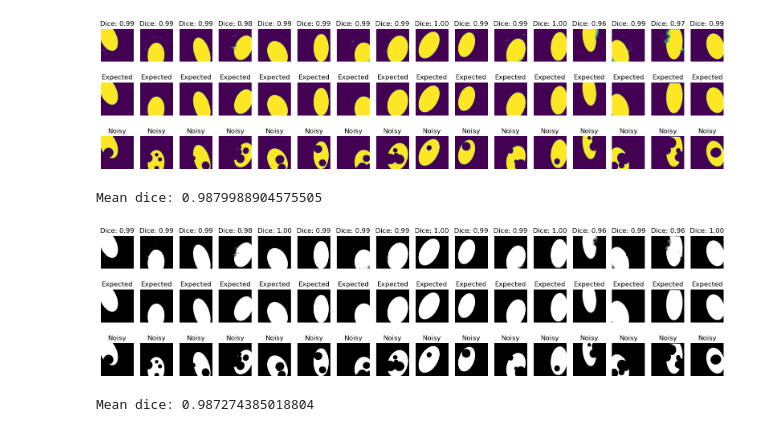
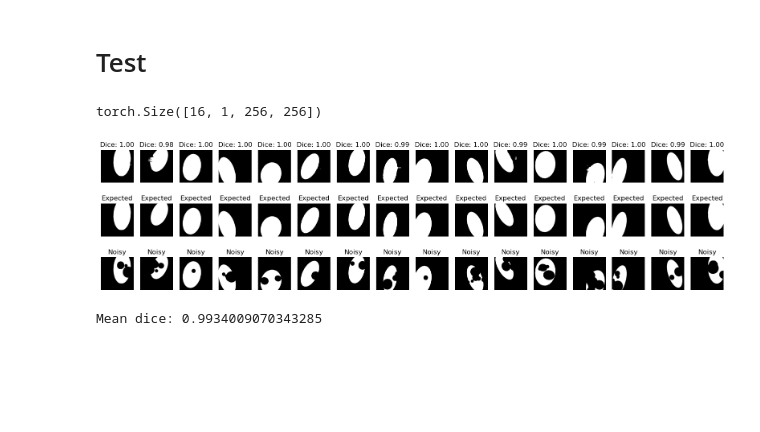
Before and after one commit to stabor705/opencv-and-ai-agh-2024, a Jupyter notebook: lab-2/ellipsis-autoencoder.ipynb, the cells around one changed output. Cells and saved outputs as stored; diff of their text form; code cells hidden in the pictures; blank space fills up the shorter version.

Commit message:
Test cell added

```diff
--- a/lab-2/ellipsis-autoencoder.ipynb
+++ b/lab-2/ellipsis-autoencoder.ipynb
@@ -404,3 +379,13 @@ Loading model
 # %%
 noisy_data, data = next(iter(test_loader))
-noisy_data, data = noisy_data.to(device), data.to(device)
+
+save_data_to_imgs = False
+
+if save_data_to_imgs:
+    for i in range(len(noisy_data)):
+        i_str = str(i).zfill(2)
+        noisy_img = noisy_data[i].squeeze().detach().cpu().numpy()
+        img = data[i].squeeze().detach().cpu().numpy()
+        # ./data/noisy
+        plt.imsave(f"./data/noisy/{i_str}.png", noisy_img, cmap='gray')
+        plt.imsave(f"./data/full/{i_str}.png", img, cmap='gray')
@@ -412,7 +400,7 @@ def dice_score(pred, target):
 # Mean dice: 0.9849625215600671
 # %%
 def plot_and_dice(loaded_model, noisy_data, data):
-    outputs = loaded_model(noisy_data)
+    outputs = loaded_model(noisy_data) > 0.5
     dice_scores = list()
     fig, axes = plt.subplots(nrows=3, ncols=len(outputs), figsize=(20, 10))
     plt.subplots_adjust(bottom=0.3, top=0.7, hspace=0)
@@ -438,13 +426,43 @@ def plot_and_dice(loaded_model, noisy_data, data):
     print(f"Mean dice: {np.mean(dice_scores)}")
 # %%
 plot_and_dice(model, noisy_data, data)
-# %% [output]
-[figure, removed]
-Mean dice: 0.9879988904575505
 # %%
 old_model = ResidualAutoencoder().to(device)
 old_model.load_state_dict(torch.load("./model/old_epoch_30.pth"))
 plot_and_dice(old_model, noisy_data, data)
-# %% [output]
-[figure, removed]
-Mean dice: 0.987274385018804
+# %% [markdown]
+# Test
+# %%
+import glob
+import torch
+import matplotlib.pyplot as plt
+
+model_name_dict = "./model/best_epoch_50.pth" # our current best model
+noisy_data_path = "./data/noisy" # path to noisy images
+data_path = "./data/full" # path to full images
+
+def load_data(noisy_path, data_path):
+    noisy_imgs = glob.glob(noisy_path + "/*.*")
+    data_imgs = glob.glob(data_path + "/*.*")
+    noisy_imgs.sort()
+    data_imgs.sort()
+    noisy_imgs = [torch.max(torch.permute(torch.tensor(plt.imread(img))[..., :3], (2, 0, 1)), dim=0, keepdim=True)[0] for img in noisy_imgs]
+    data_imgs = [torch.max(torch.permute(torch.tensor(plt.imread(img))[..., :3], (2, 0, 1)), dim=0, keepdim=True)[0] for img in data_imgs]
+    return noisy_imgs, data_imgs
+
+noisy_data, data = load_data(noisy_data_path, data_path)
+
+def load_and_predict(model_name, noisy_data, data):
+    model = ResidualAutoencoder().to(device)
+    model.load_state_dict(torch.load(model_name))
+    noisy_data = torch.stack(noisy_data).to(device)
+    data = torch.stack(data).to(device)
+    print(noisy_data.shape)
+
+    plot_and_dice(model, noisy_data, data)
+
+load_and_predict(model_name_dict, noisy_data, data)
+# %% [output]
+torch.Size([16, 1, 256, 256])
+[figure, added]
+Mean dice: 0.9934009070343285
```
Also changed, not shown: parts of 5 cells of this notebook.
